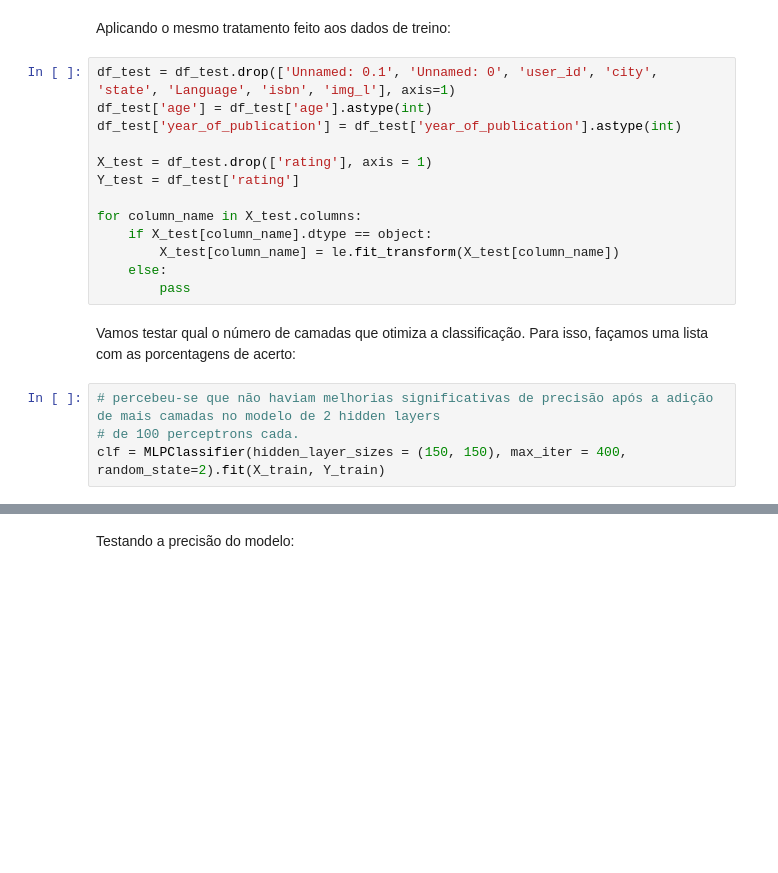
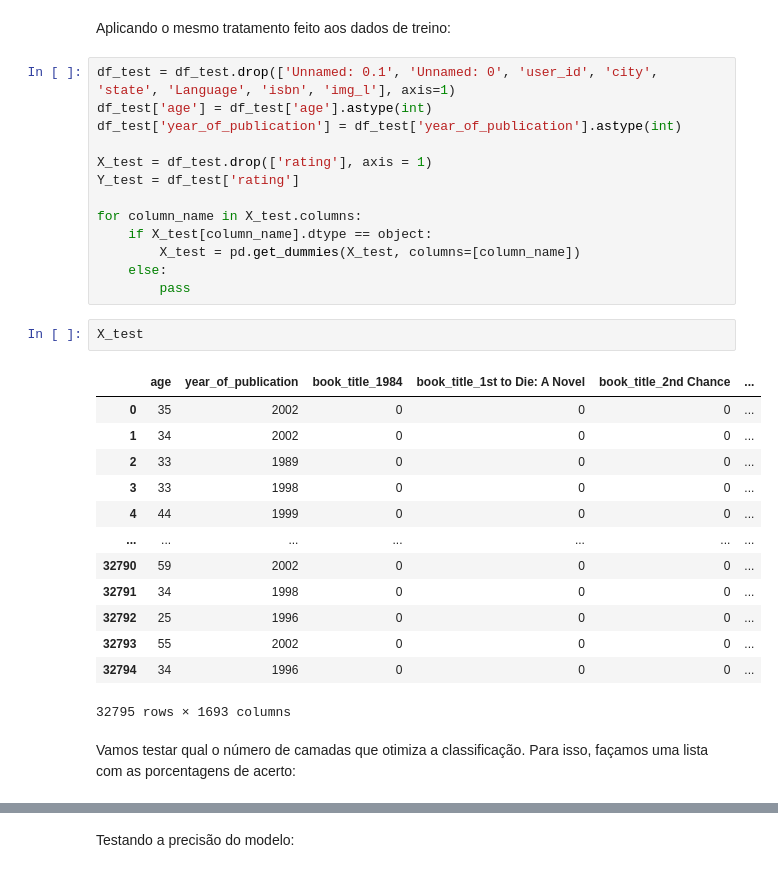
Before and after one commit to Rafa658/lab-exame, a Jupyter notebook: lab.ipynb, the cells around one changed output, grey strips where cells are left out. Drawn from its saved outputs; the diff is of its cells as text; blank space fills up the shorter version.

```diff
--- a/lab.ipynb
+++ b/lab.ipynb
@@ -123,12 +161,24 @@ Y_test = df_test['rating']
 
 for column_name in X_test.columns:
     if X_test[column_name].dtype == object:
-        X_test[column_name] = le.fit_transform(X_test[column_name])
+        X_test = pd.get_dummies(X_test, columns=[column_name])
     else:
         pass
+# %%
+X_test
+# %% [output]
+|  | age | year_of_publication | book_title_1984 | book_title_1st to Die: A Novel | book_title_2nd Chance | ... |
+| 0 | 35 | 2002 | 0 | 0 | 0 | ... |
+| 1 | 34 | 2002 | 0 | 0 | 0 | ... |
+| 2 | 33 | 1989 | 0 | 0 | 0 | ... |
+| 3 | 33 | 1998 | 0 | 0 | 0 | ... |
+| 4 | 44 | 1999 | 0 | 0 | 0 | ... |
+| ... | ... | ... | ... | ... | ... | ... |
+| 32790 | 59 | 2002 | 0 | 0 | 0 | ... |
+| 32791 | 34 | 1998 | 0 | 0 | 0 | ... |
+| 32792 | 25 | 1996 | 0 | 0 | 0 | ... |
+| 32793 | 55 | 2002 | 0 | 0 | 0 | ... |
+| 32794 | 34 | 1996 | 0 | 0 | 0 | ... |
+32795 rows × 1693 columns
 # %% [markdown]
 Vamos testar qual o número de camadas que otimiza a classificação. Para isso, façamos uma lista com as porcentagens de acerto:
-# %%
-# percebeu-se que não haviam melhorias significativas de precisão após a adição de mais camadas no modelo de 2 hidden layers
-# de 100 perceptrons cada.
-clf = MLPClassifier(hidden_layer_sizes = (150, 150), max_iter = 400, random_state=2).fit(X_train, Y_train)
```
Also changed, not shown: parts of 9 cells of this notebook.
